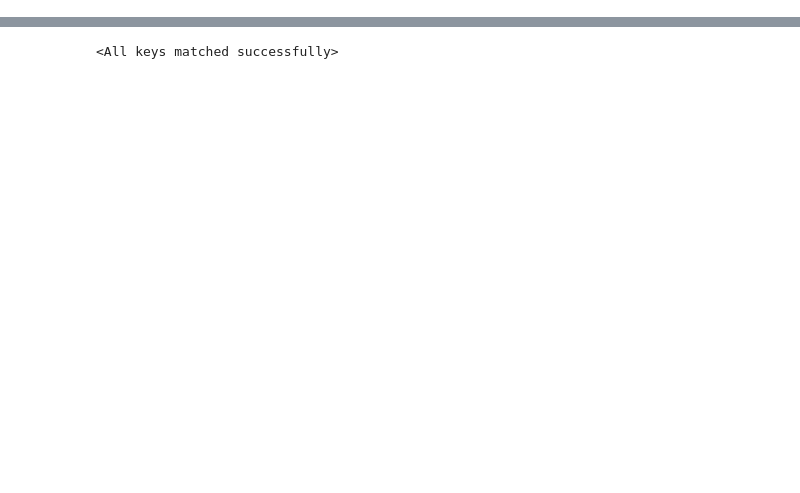
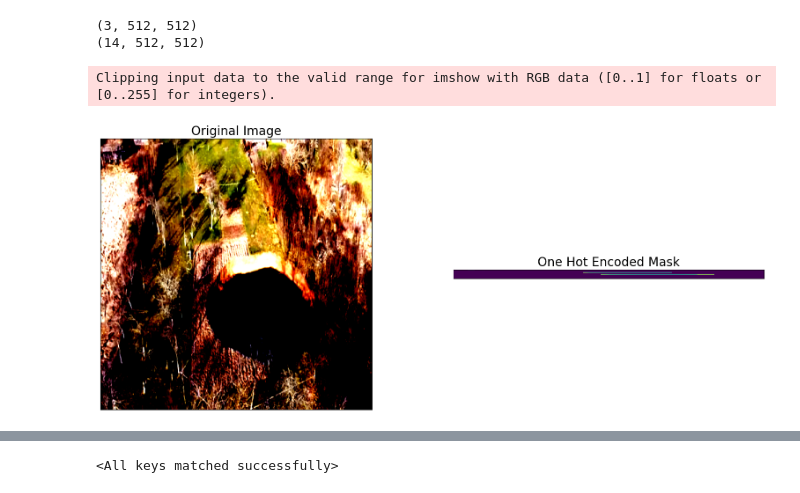
Before and after one commit to SunJacques/LPCVC-2023, a Jupyter notebook: train_test.ipynb, the cells around one changed output, grey strips where cells are left out. Cells and saved outputs as stored; diff of their text form; code cells hidden in the pictures; blank space fills up the shorter version.

```diff
--- a/train_test.ipynb
+++ b/train_test.ipynb
@@ -201,0 +244,31 @@ torch.save(model.state_dict(), 'src/model/vanilla-lpcvc_'+str(100)+'.pth')
+# %%
+def visualize(**images):
+    """
+    Plot images in one row
+    """
+    n_images = len(images)
+    plt.figure(figsize=(20,8))
+    for idx, (name, image) in enumerate(images.items()):
+        plt.subplot(1, n_images, idx + 1)
+        plt.xticks([]);
+        plt.yticks([])
+        # get title from the parameter names
+        plt.title(name.replace('_',' ').title(), fontsize=20)
+        plt.imshow(image)
+    plt.show()
+# %%
+def reverse_one_hot(image):
+    """
+    Transform a 2D array in one-hot format (depth is num_classes),
+    to a 2D array with only 1 channel, where each pixel value is
+    the classified class key.
+    # Arguments
+        image: The one-hot format image
+
+    # Returns
+        A 2D array with the same width and hieght as the input, but
+        with a depth size of 1, where each pixel value is the classified
+        class key.
+    """
+    x = np.argmax(image, axis = -1)
+    return x
@@ -201,0 +306,16 @@ torch.save(model.state_dict(), 'src/model/vanilla-lpcvc_'+str(100)+'.pth')
+# %%
+random_idx = random.randint(0, len(valid_dataset)-1)
+image, mask = valid_dataset[random_idx]
+print(image.shape)
+print(mask.shape)
+# %% [output]
+(3, 512, 512)
+(14, 512, 512)
+# %%
+visualize(
+    original_image = np.transpose(image, (1, 2, 0)),
+    one_hot_encoded_mask = reverse_one_hot(mask)
+)
+# %% [output]
+Clipping input data to the valid range for imshow with RGB data ([0..1] for floats or [0..255] for integers).
+[figure, added]
```
Also changed, not shown: parts of 29 cells of this notebook, 11 other files.
